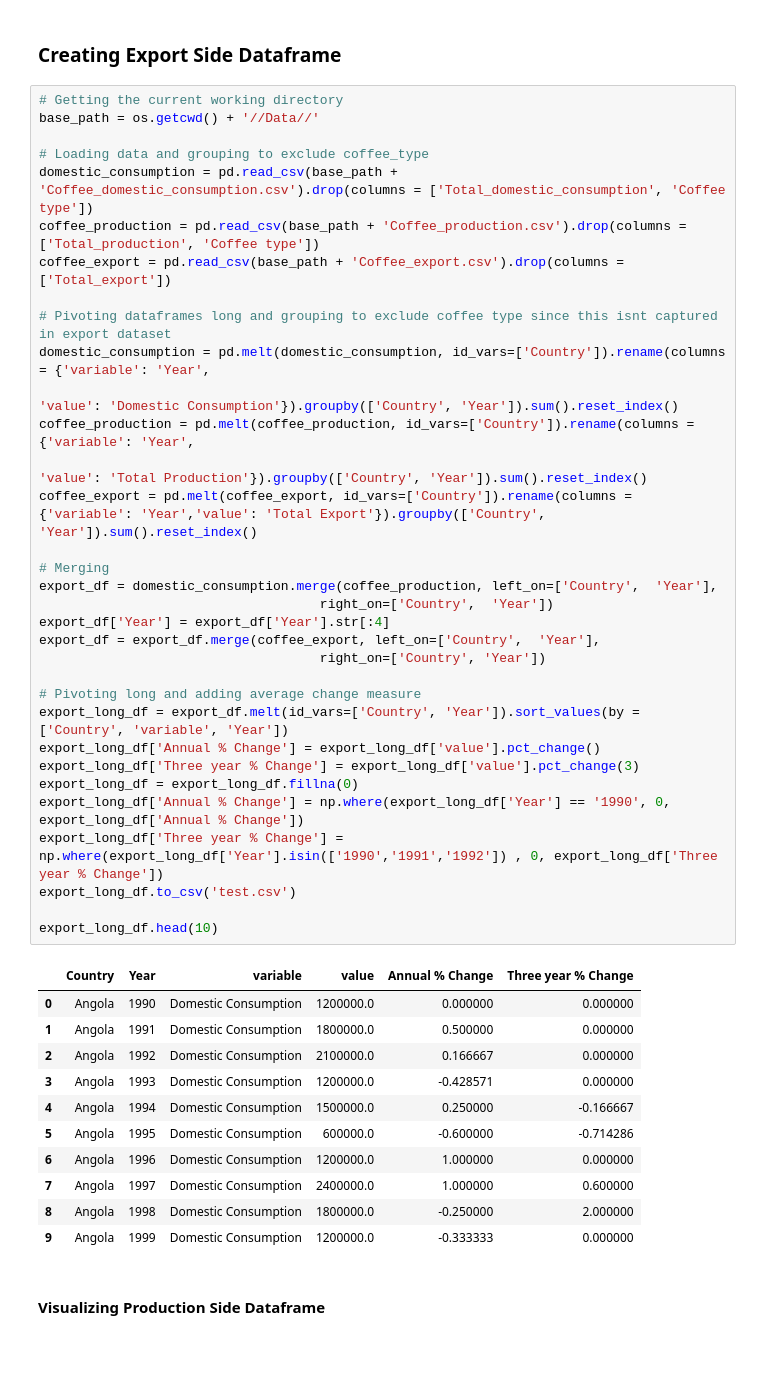
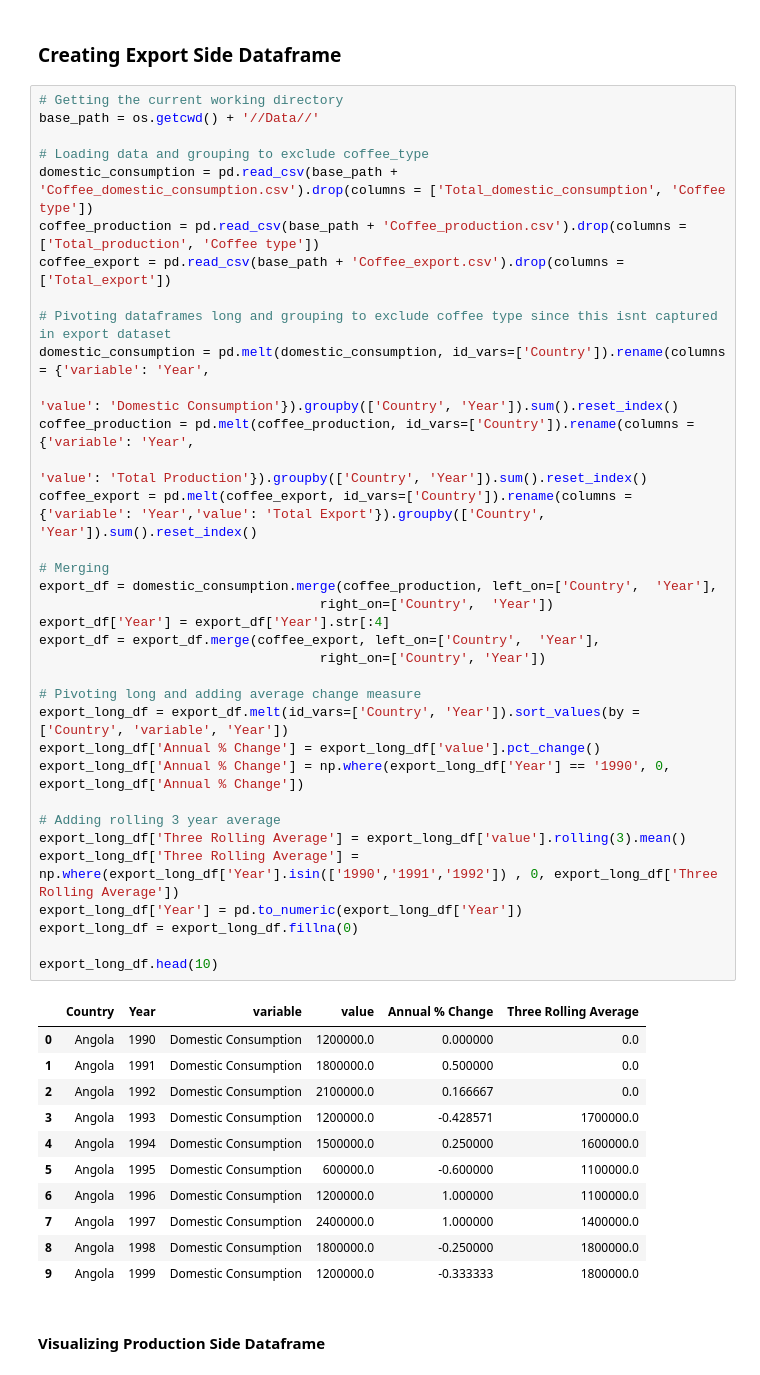
Before and after one commit to pinstripezebra/Coffee-Analysis, a Jupyter notebook: EDA_v2.ipynb, the cells around one changed output. Saved outputs shown, nothing was run; the diff lists cells and outputs as text.

Commit message:
Adding 3 year rolling average measure

```diff
--- a/EDA_v2.ipynb
+++ b/EDA_v2.ipynb
@@ -8,48 +8,50 @@ import os
 # %%
 # Getting the current working directory
 base_path = os.getcwd() + '//Data//'
 
 # Loading data and grouping to exclude coffee_type
 domestic_consumption = pd.read_csv(base_path + 'Coffee_domestic_consumption.csv').drop(columns = ['Total_domestic_consumption', 'Coffee type'])
 coffee_production = pd.read_csv(base_path + 'Coffee_production.csv').drop(columns = ['Total_production', 'Coffee type'])
 coffee_export = pd.read_csv(base_path + 'Coffee_export.csv').drop(columns = ['Total_export'])
 
 # Pivoting dataframes long and grouping to exclude coffee type since this isnt captured in export dataset
 domestic_consumption = pd.melt(domestic_consumption, id_vars=['Country']).rename(columns = {'variable': 'Year',
                                                                                                            'value': 'Domestic Consumption'}).groupby(['Country', 'Year']).sum().reset_index()
 coffee_production = pd.melt(coffee_production, id_vars=['Country']).rename(columns = {'variable': 'Year',
                                                                                                            'value': 'Total Production'}).groupby(['Country', 'Year']).sum().reset_index()
 coffee_export = pd.melt(coffee_export, id_vars=['Country']).rename(columns = {'variable': 'Year','value': 'Total Export'}).groupby(['Country', 'Year']).sum().reset_index()
 
 # Merging
 export_df = domestic_consumption.merge(coffee_production, left_on=['Country',  'Year'],
                                     right_on=['Country',  'Year'])
 export_df['Year'] = export_df['Year'].str[:4]
 export_df = export_df.merge(coffee_export, left_on=['Country',  'Year'],
                                     right_on=['Country', 'Year'])
 
 # Pivoting long and adding average change measure
 export_long_df = export_df.melt(id_vars=['Country', 'Year']).sort_values(by = ['Country', 'variable', 'Year'])
 export_long_df['Annual % Change'] = export_long_df['value'].pct_change()
-export_long_df['Three year % Change'] = export_long_df['value'].pct_change(3)
+export_long_df['Annual % Change'] = np.where(export_long_df['Year'] == '1990', 0, export_long_df['Annual % Change'])
+
+# Adding rolling 3 year average
+export_long_df['Three Rolling Average'] = export_long_df['value'].rolling(3).mean()
+export_long_df['Three Rolling Average'] = np.where(export_long_df['Year'].isin(['1990','1991','1992']) , 0, export_long_df['Three Rolling Average'])
+export_long_df['Year'] = pd.to_numeric(export_long_df['Year'])
 export_long_df = export_long_df.fillna(0)
-export_long_df['Annual % Change'] = np.where(export_long_df['Year'] == '1990', 0, export_long_df['Annual % Change'])
-export_long_df['Three year % Change'] = np.where(export_long_df['Year'].isin(['1990','1991','1992']) , 0, export_long_df['Three year % Change'])
-export_long_df.to_csv('test.csv')
 
 export_long_df.head(10)
 # %% [output]
-|  | Country | Year | variable | value | Annual % Change | Three year % Change |
-| 0 | Angola | 1990 | Domestic Consumption | 1200000.0 | 0.000000 | 0.000000 |
-| 1 | Angola | 1991 | Domestic Consumption | 1800000.0 | 0.500000 | 0.000000 |
-| 2 | Angola | 1992 | Domestic Consumption | 2100000.0 | 0.166667 | 0.000000 |
-| 3 | Angola | 1993 | Domestic Consumption | 1200000.0 | -0.428571 | 0.000000 |
-| 4 | Angola | 1994 | Domestic Consumption | 1500000.0 | 0.250000 | -0.166667 |
-| 5 | Angola | 1995 | Domestic Consumption | 600000.0 | -0.600000 | -0.714286 |
-| 6 | Angola | 1996 | Domestic Consumption | 1200000.0 | 1.000000 | 0.000000 |
-| 7 | Angola | 1997 | Domestic Consumption | 2400000.0 | 1.000000 | 0.600000 |
-| 8 | Angola | 1998 | Domestic Consumption | 1800000.0 | -0.250000 | 2.000000 |
-| 9 | Angola | 1999 | Domestic Consumption | 1200000.0 | -0.333333 | 0.000000 |
+|  | Country | Year | variable | value | Annual % Change | Three Rolling Average |
+| 0 | Angola | 1990 | Domestic Consumption | 1200000.0 | 0.000000 | 0.0 |
+| 1 | Angola | 1991 | Domestic Consumption | 1800000.0 | 0.500000 | 0.0 |
+| 2 | Angola | 1992 | Domestic Consumption | 2100000.0 | 0.166667 | 0.0 |
+| 3 | Angola | 1993 | Domestic Consumption | 1200000.0 | -0.428571 | 1700000.0 |
+| 4 | Angola | 1994 | Domestic Consumption | 1500000.0 | 0.250000 | 1600000.0 |
+| 5 | Angola | 1995 | Domestic Consumption | 600000.0 | -0.600000 | 1100000.0 |
+| 6 | Angola | 1996 | Domestic Consumption | 1200000.0 | 1.000000 | 1100000.0 |
+| 7 | Angola | 1997 | Domestic Consumption | 2400000.0 | 1.000000 | 1400000.0 |
+| 8 | Angola | 1998 | Domestic Consumption | 1800000.0 | -0.250000 | 1800000.0 |
+| 9 | Angola | 1999 | Domestic Consumption | 1200000.0 | -0.333333 | 1800000.0 |
 # %% [markdown]
 #### Visualizing Production Side Dataframe
 # %%
```
Also changed, not shown: parts of 2 cells of this notebook.
